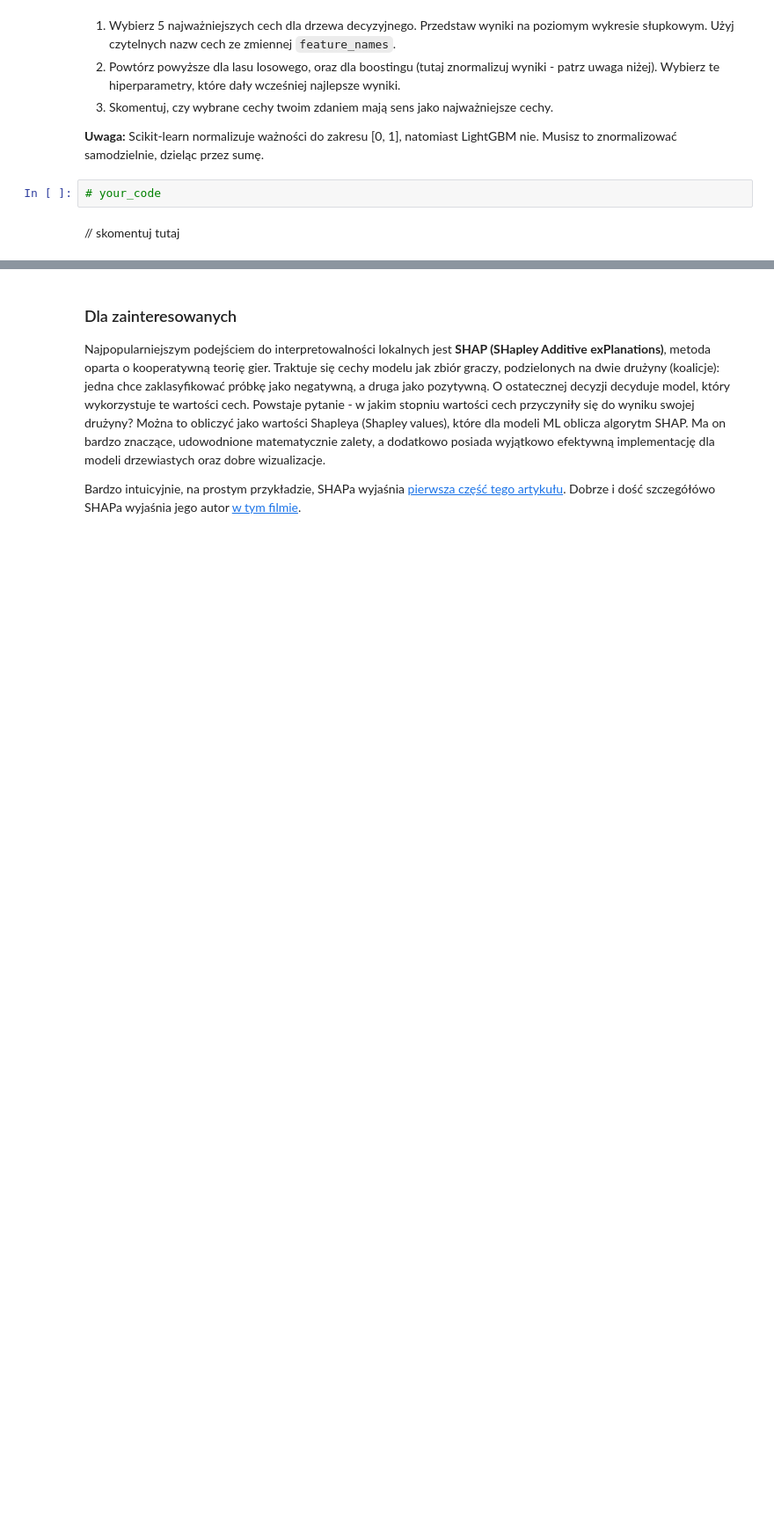
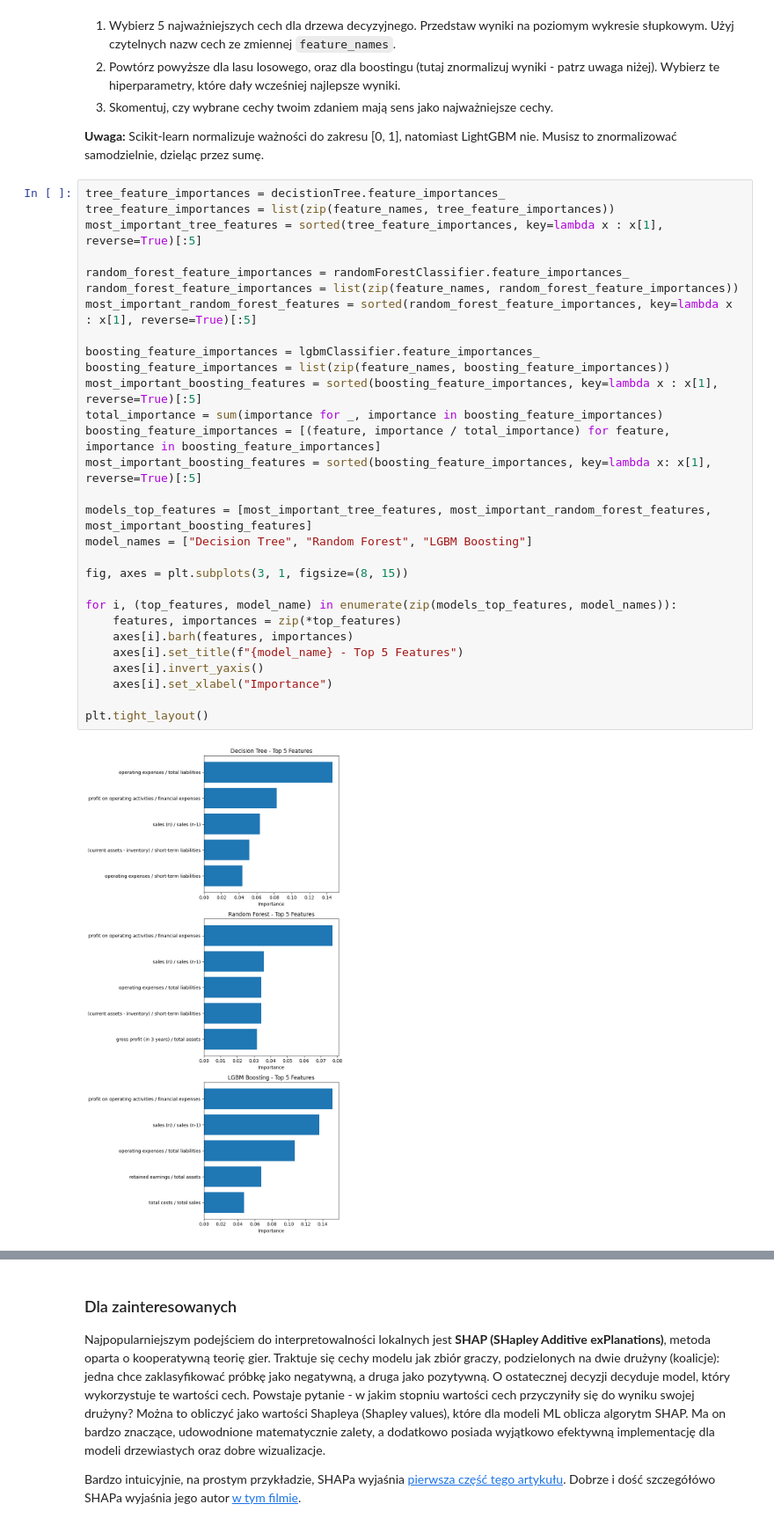
Before and after one commit to JakubFr4czek/PSI, a Jupyter notebook: lab2/lab_2.ipynb, the cells around one changed output, grey strips where cells are left out. Shown: that part at 88% size. Cells and saved outputs as stored; diff of their text form; blank space fills up the shorter version.

```diff
--- a/lab2/lab_2.ipynb
+++ b/lab2/lab_2.ipynb
@@ -586,7 +631,34 @@ Ze względu na powyższe, ważności cech normalizuje się często do zakresu [0
 3. Skomentuj, czy wybrane cechy twoim zdaniem mają sens jako najważniejsze cechy.
 
 **Uwaga:** Scikit-learn normalizuje ważności do zakresu [0, 1], natomiast LightGBM nie. Musisz to znormalizować samodzielnie, dzieląc przez sumę.
-# %%
-# your_code
-# %% [markdown]
-// skomentuj tutaj
+# %%
+tree_feature_importances = decistionTree.feature_importances_
+tree_feature_importances = list(zip(feature_names, tree_feature_importances))
+most_important_tree_features = sorted(tree_feature_importances, key=lambda x : x[1], reverse=True)[:5]
+
+random_forest_feature_importances = randomForestClassifier.feature_importances_
+random_forest_feature_importances = list(zip(feature_names, random_forest_feature_importances))
+most_important_random_forest_features = sorted(random_forest_feature_importances, key=lambda x : x[1], reverse=True)[:5]
+
+boosting_feature_importances = lgbmClassifier.feature_importances_
+boosting_feature_importances = list(zip(feature_names, boosting_feature_importances))
+most_important_boosting_features = sorted(boosting_feature_importances, key=lambda x : x[1], reverse=True)[:5]
+total_importance = sum(importance for _, importance in boosting_feature_importances)
+boosting_feature_importances = [(feature, importance / total_importance) for feature, importance in boosting_feature_importances]
+most_important_boosting_features = sorted(boosting_feature_importances, key=lambda x: x[1], reverse=True)[:5]
+
+models_top_features = [most_important_tree_features, most_important_random_forest_features, most_important_boosting_features]
+model_names = ["Decision Tree", "Random Forest", "LGBM Boosting"]
+
+fig, axes = plt.subplots(3, 1, figsize=(8, 15))
+
+for i, (top_features, model_name) in enumerate(zip(models_top_features, model_names)):
+    features, importances = zip(*top_features)
+    axes[i].barh(features, importances)
+    axes[i].set_title(f"{model_name} - Top 5 Features")
+    axes[i].invert_yaxis()
+    axes[i].set_xlabel("Importance")
+
+plt.tight_layout()
+# %% [output]
+[figure, added]
```
Also changed, not shown: parts of 11 cells of this notebook.
